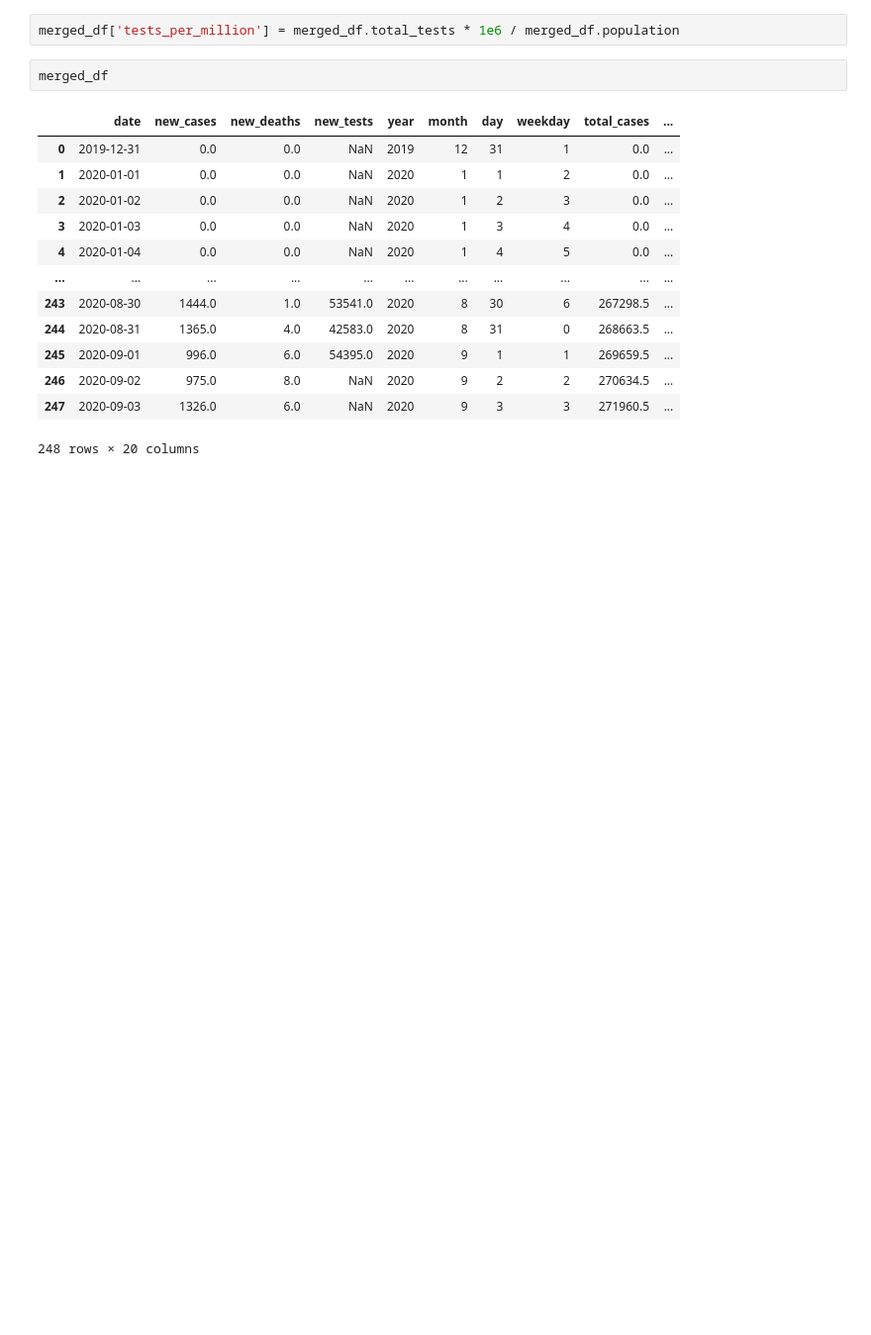
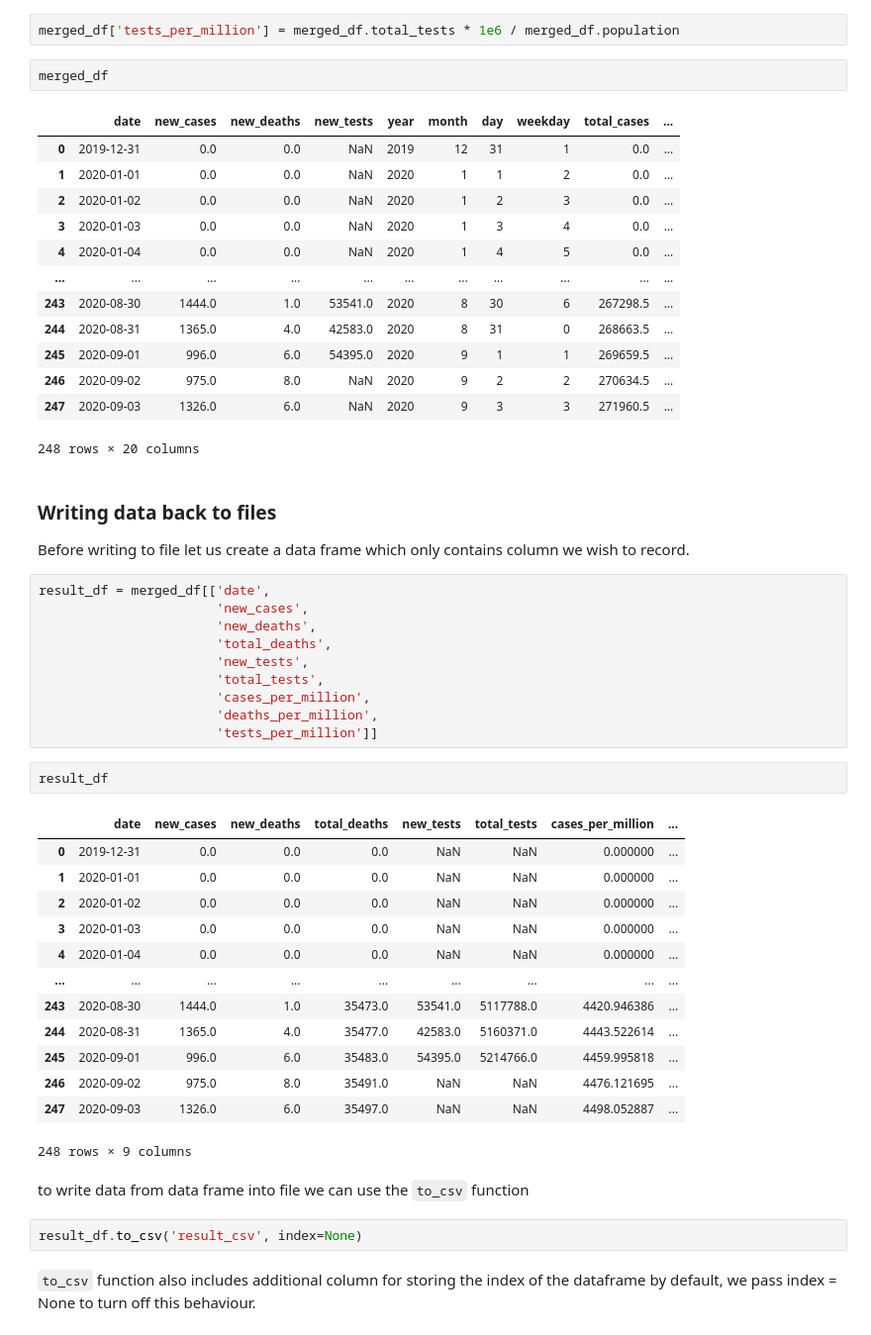
Before and after one commit to ikanhaiya/Python_dataAnalytics-, a Jupyter notebook: pandas/analyzing_italy_covid_daywise.ipynb, the cells around one changed output. Shown at 99% size. Cells and saved outputs as stored; diff of their text form; blank space fills up the shorter version.

Commit message:
mergin different data and writing to final result

```diff
--- a/pandas/analyzing_italy_covid_daywise.ipynb
+++ b/pandas/analyzing_italy_covid_daywise.ipynb
@@ -855,3 +855,38 @@ merged_df
 | 246 | 2020-09-02 | 975.0 | 8.0 | NaN | 2020 | 9 | 2 | 2 | 270634.5 | ... |
 | 247 | 2020-09-03 | 1326.0 | 6.0 | NaN | 2020 | 9 | 3 | 3 | 271960.5 | ... |
 248 rows × 20 columns
+# %% [markdown]
+<h3> Writing data back to files</h3>
+Before writing to file let us create a data frame which only contains column we wish to record.
+# %%
+result_df = merged_df[['date',
+                       'new_cases',
+                       'new_deaths',
+                       'total_deaths',
+                       'new_tests',
+                       'total_tests',
+                       'cases_per_million',
+                       'deaths_per_million',
+                       'tests_per_million']]
+# %%
+result_df
+# %% [output]
+|  | date | new_cases | new_deaths | total_deaths | new_tests | total_tests | cases_per_million | ... |
+| 0 | 2019-12-31 | 0.0 | 0.0 | 0.0 | NaN | NaN | 0.000000 | ... |
+| 1 | 2020-01-01 | 0.0 | 0.0 | 0.0 | NaN | NaN | 0.000000 | ... |
+| 2 | 2020-01-02 | 0.0 | 0.0 | 0.0 | NaN | NaN | 0.000000 | ... |
+| 3 | 2020-01-03 | 0.0 | 0.0 | 0.0 | NaN | NaN | 0.000000 | ... |
+| 4 | 2020-01-04 | 0.0 | 0.0 | 0.0 | NaN | NaN | 0.000000 | ... |
+| ... | ... | ... | ... | ... | ... | ... | ... | ... |
+| 243 | 2020-08-30 | 1444.0 | 1.0 | 35473.0 | 53541.0 | 5117788.0 | 4420.946386 | ... |
+| 244 | 2020-08-31 | 1365.0 | 4.0 | 35477.0 | 42583.0 | 5160371.0 | 4443.522614 | ... |
+| 245 | 2020-09-01 | 996.0 | 6.0 | 35483.0 | 54395.0 | 5214766.0 | 4459.995818 | ... |
+| 246 | 2020-09-02 | 975.0 | 8.0 | 35491.0 | NaN | NaN | 4476.121695 | ... |
+| 247 | 2020-09-03 | 1326.0 | 6.0 | 35497.0 | NaN | NaN | 4498.052887 | ... |
+248 rows × 9 columns
+# %% [markdown]
+to write data from data frame into file we can use the `to_csv` function
+# %%
+result_df.to_csv('result_csv', index=None)
+# %% [markdown]
+`to_csv` function also includes additional column for storing the index of the dataframe by default, we pass index = None to turn off this behaviour.
```
Also changed, not shown: parts of 1 cell of this notebook, 2 other files.
